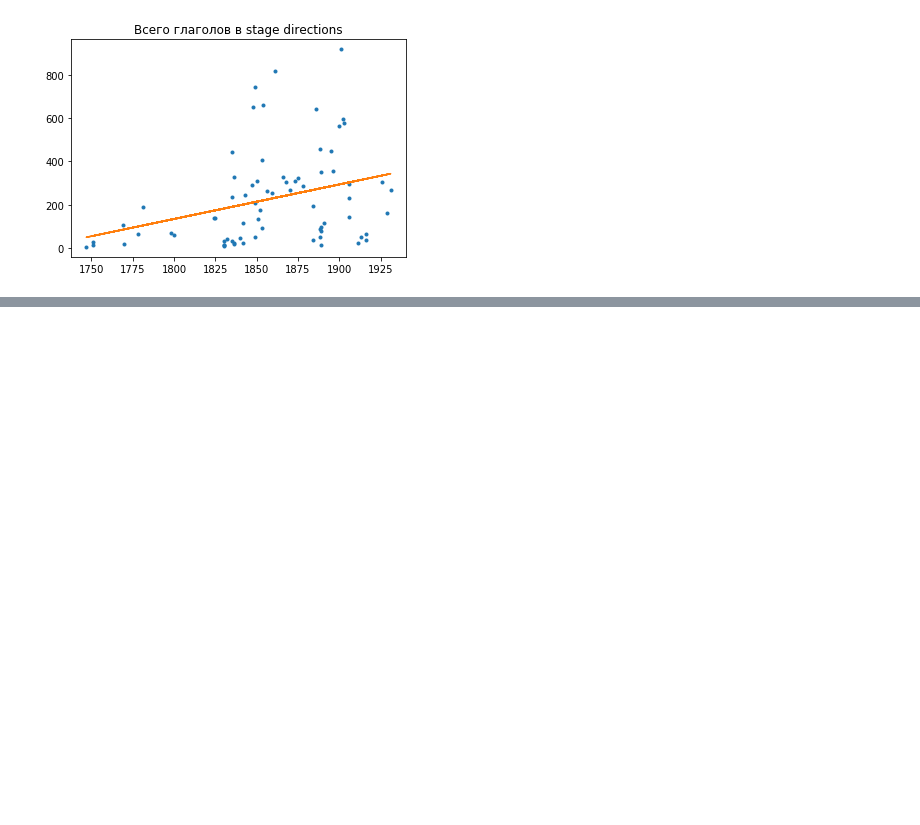
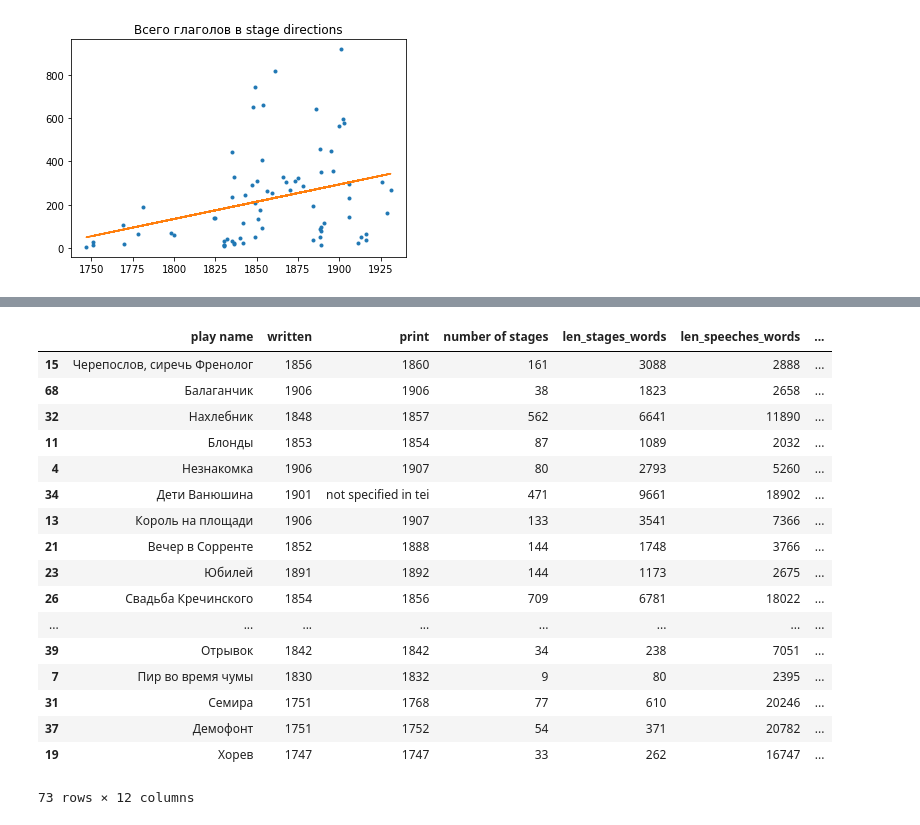
Before and after one commit to lehkost/RusDraCor, a Jupyter notebook: Calculating_stuff_in_plays/EpificationOfRussianDrama/RusDraCor Stage Directions Quantiative & Linguistic Analysis by Danya S..ipynb, the cells around one changed output, grey strips where cells are left out. Saved outputs shown, nothing was run; the diff lists cells and outputs as text; code cells hidden in the pictures; blank space fills up the shorter version.

```diff
--- a/Calculating_stuff_in_plays/EpificationOfRussianDrama/RusDraCor Stage Directions Quantiative & Linguistic Analysis by Danya S..ipynb
+++ b/Calculating_stuff_in_plays/EpificationOfRussianDrama/RusDraCor Stage Directions Quantiative & Linguistic Analysis by Danya S..ipynb
@@ -236,0 +241,21 @@ my_plotter (written, stages_data['total_number_of_verbs'], 'Всего глаг
+# %%
+stages_data.sort_values(by='stages_to_speeches_ratio', ascending=False)
+# %% [output]
+|  | play name | written | print | number of stages | len_stages_words | len_speeches_words | ... |
+| 15 | Черепослов, сиречь Френолог | 1856 | 1860 | 161 | 3088 | 2888 | ... |
+| 68 | Балаганчик | 1906 | 1906 | 38 | 1823 | 2658 | ... |
+| 32 | Нахлебник | 1848 | 1857 | 562 | 6641 | 11890 | ... |
+| 11 | Блонды | 1853 | 1854 | 87 | 1089 | 2032 | ... |
+| 4 | Незнакомка | 1906 | 1907 | 80 | 2793 | 5260 | ... |
+| 34 | Дети Ванюшина | 1901 | not specified in tei | 471 | 9661 | 18902 | ... |
+| 13 | Король на площади | 1906 | 1907 | 133 | 3541 | 7366 | ... |
+| 21 | Вечер в Сорренте | 1852 | 1888 | 144 | 1748 | 3766 | ... |
+| 23 | Юбилей | 1891 | 1892 | 144 | 1173 | 2675 | ... |
+| 26 | Свадьба Кречинского | 1854 | 1856 | 709 | 6781 | 18022 | ... |
+| ... | ... | ... | ... | ... | ... | ... | ... |
+| 39 | Отрывок | 1842 | 1842 | 34 | 238 | 7051 | ... |
+| 7 | Пир во время чумы | 1830 | 1832 | 9 | 80 | 2395 | ... |
+| 31 | Семира | 1751 | 1768 | 77 | 610 | 20246 | ... |
+| 37 | Демофонт | 1751 | 1752 | 54 | 371 | 20782 | ... |
+| 19 | Хорев | 1747 | 1747 | 33 | 262 | 16747 | ... |
+73 rows × 12 columns
```
Also changed, not shown: parts of 2 cells of this notebook, 1 other file.
